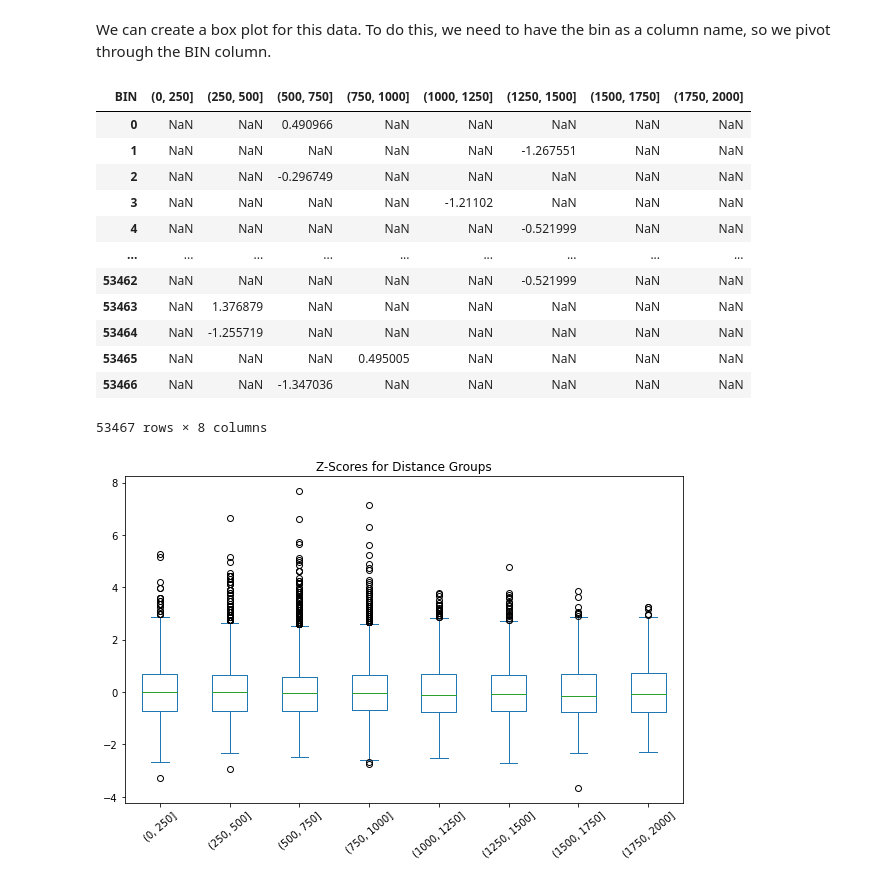
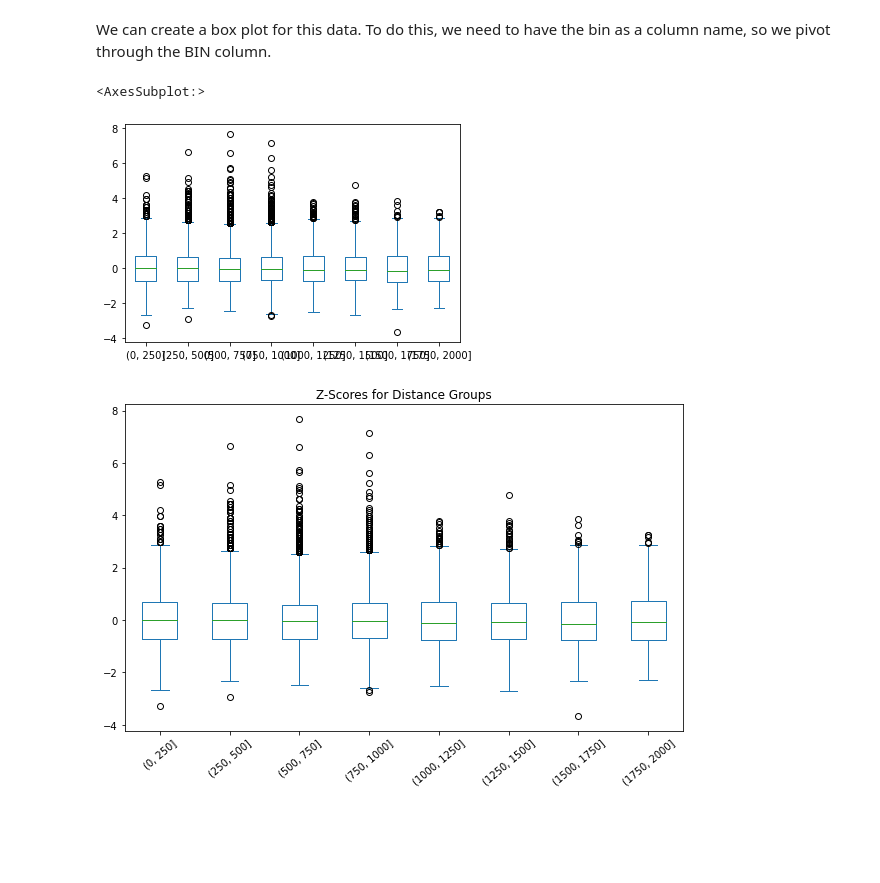
Before and after one commit to lromang/FuentesDeDatos, a Jupyter notebook: classes/class_notes/class_16/MatplotlibInDetail.ipynb, the cells around one changed output. Drawn from its saved outputs; the diff is of its cells as text; code cells hidden in the pictures; blank space fills up the shorter version.

```diff
--- a/classes/class_notes/class_16/MatplotlibInDetail.ipynb
+++ b/classes/class_notes/class_16/MatplotlibInDetail.ipynb
@@ -710,21 +696,10 @@ short
 # %% [markdown]
 We can create a box plot for this data. To do this, we need to have the bin as a column name, so we pivot through the BIN column.
 # %%
-short.pivot(columns='BIN')['SCORE']
+short.pivot(columns='BIN')['SCORE'].plot.box()
 # %% [output]
-| BIN | (0, 250] | (250, 500] | (500, 750] | (750, 1000] | (1000, 1250] | (1250, 1500] | (1500, 1750] | (1750, 2000] |
-| 0 | NaN | NaN | 0.490966 | NaN | NaN | NaN | NaN | NaN |
-| 1 | NaN | NaN | NaN | NaN | NaN | -1.267551 | NaN | NaN |
-| 2 | NaN | NaN | -0.296749 | NaN | NaN | NaN | NaN | NaN |
-| 3 | NaN | NaN | NaN | NaN | -1.21102 | NaN | NaN | NaN |
-| 4 | NaN | NaN | NaN | NaN | NaN | -0.521999 | NaN | NaN |
-| ... | ... | ... | ... | ... | ... | ... | ... | ... |
-| 53462 | NaN | NaN | NaN | NaN | NaN | -0.521999 | NaN | NaN |
-| 53463 | NaN | 1.376879 | NaN | NaN | NaN | NaN | NaN | NaN |
-| 53464 | NaN | -1.255719 | NaN | NaN | NaN | NaN | NaN | NaN |
-| 53465 | NaN | NaN | NaN | 0.495005 | NaN | NaN | NaN | NaN |
-| 53466 | NaN | NaN | -1.347036 | NaN | NaN | NaN | NaN | NaN |
-53467 rows × 8 columns
+<AxesSubplot:>
+[figure, added]
 # %%
 fig, ax = plt.subplots(figsize=(10, 6))
 (short.pivot(columns='BIN')['SCORE'].plot.box(ax=ax, rot=40))
```
Also changed, not shown: parts of 15 cells of this notebook, 9 other files.
